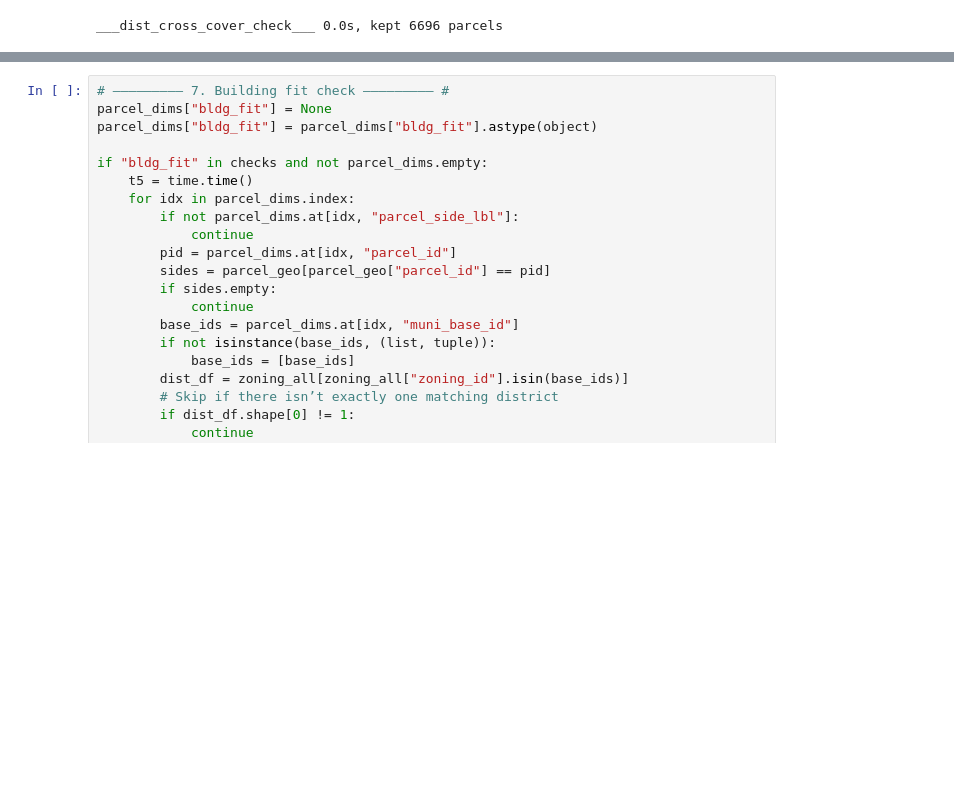
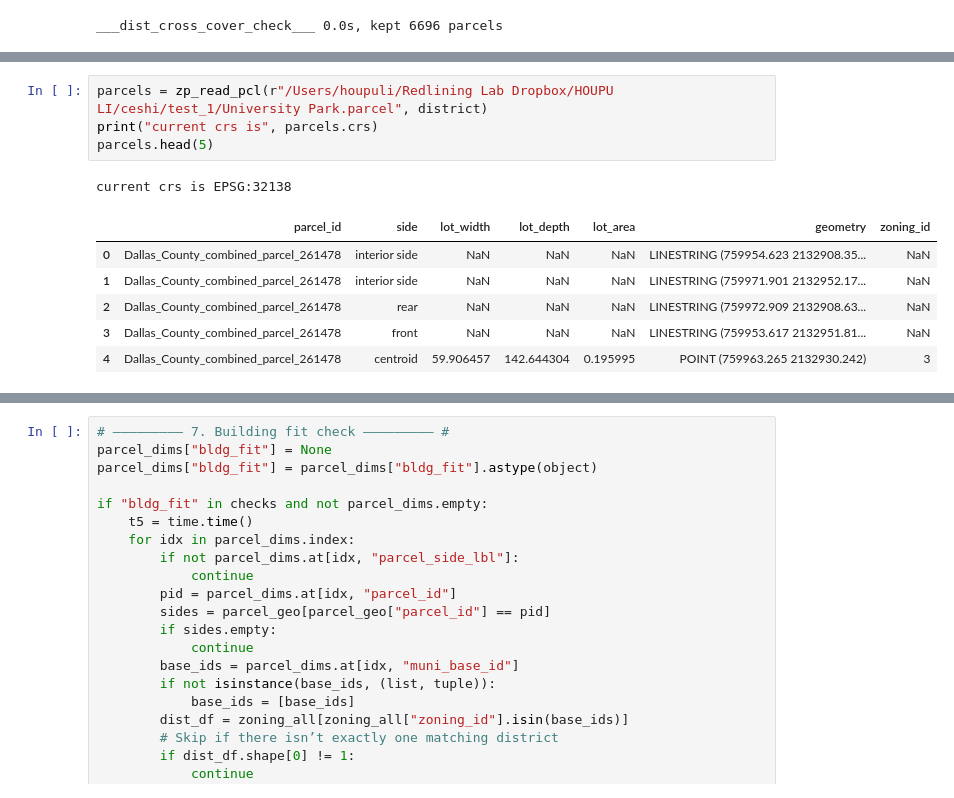
Before and after one commit to vibe-lab-gsd/zonepy, a Jupyter notebook: examples.ipynb, the cells around one changed output, grey strips where cells are left out. Cells and saved outputs as stored; diff of their text form; blank space fills up the shorter version.

```diff
--- a/examples.ipynb
+++ b/examples.ipynb
@@ -899,0 +1043,12 @@ ___side_label_check___ 0.0s
+# %%
+parcels = zp_read_pcl(r"/Users/houpuli/Redlining Lab Dropbox/HOUPU LI/ceshi/test_1/University Park.parcel", district)
+print("current crs is", parcels.crs)
+parcels.head(5)
+# %% [output]
+current crs is EPSG:32138
+|  | parcel_id | side | lot_width | lot_depth | lot_area | geometry | zoning_id |
+| 0 | Dallas_County_combined_parcel_261478 | interior side | NaN | NaN | NaN | LINESTRING (759954.623 2132908.35... | NaN |
+| 1 | Dallas_County_combined_parcel_261478 | interior side | NaN | NaN | NaN | LINESTRING (759971.901 2132952.17... | NaN |
+| 2 | Dallas_County_combined_parcel_261478 | rear | NaN | NaN | NaN | LINESTRING (759972.909 2132908.63... | NaN |
+| 3 | Dallas_County_combined_parcel_261478 | front | NaN | NaN | NaN | LINESTRING (759953.617 2132951.81... | NaN |
+| 4 | Dallas_County_combined_parcel_261478 | centroid | 59.906457 | 142.644304 | 0.195995 | POINT (759963.265 2132930.242) | 3 |
```
Also changed, not shown: parts of 16 cells of this notebook, 2 other files.
